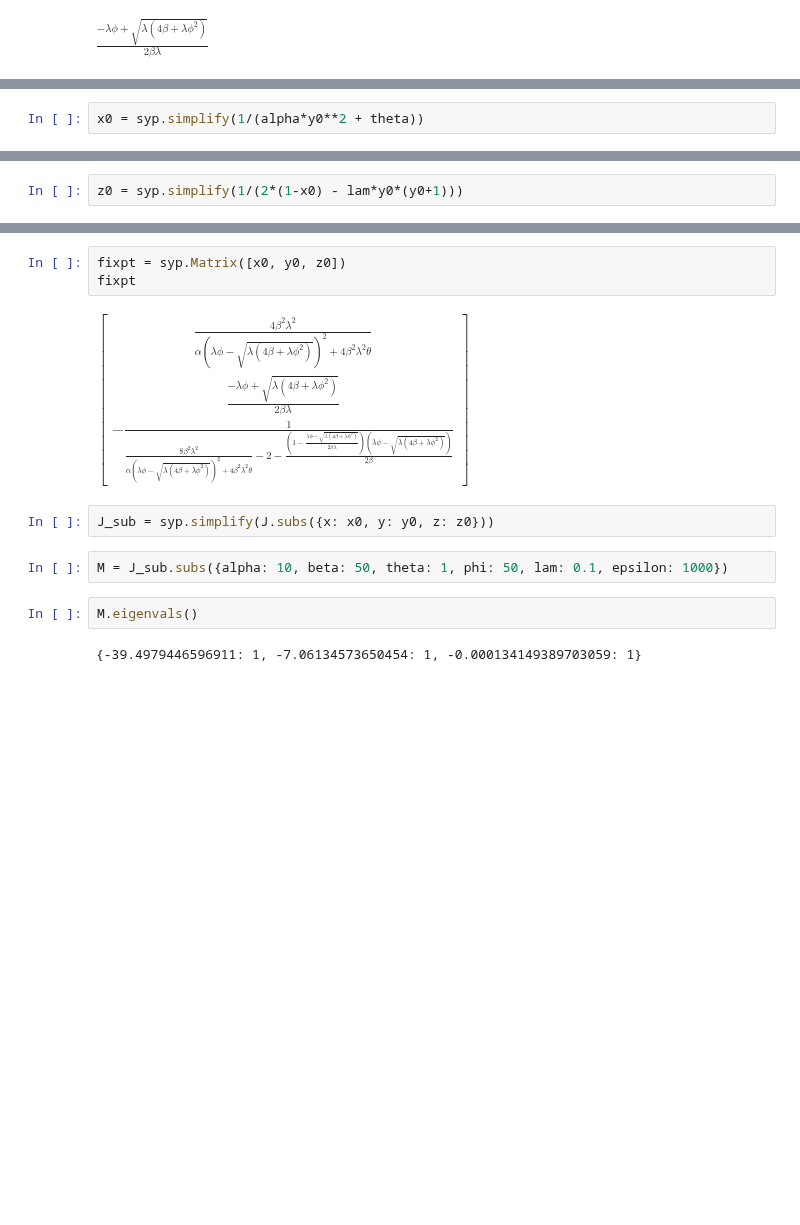
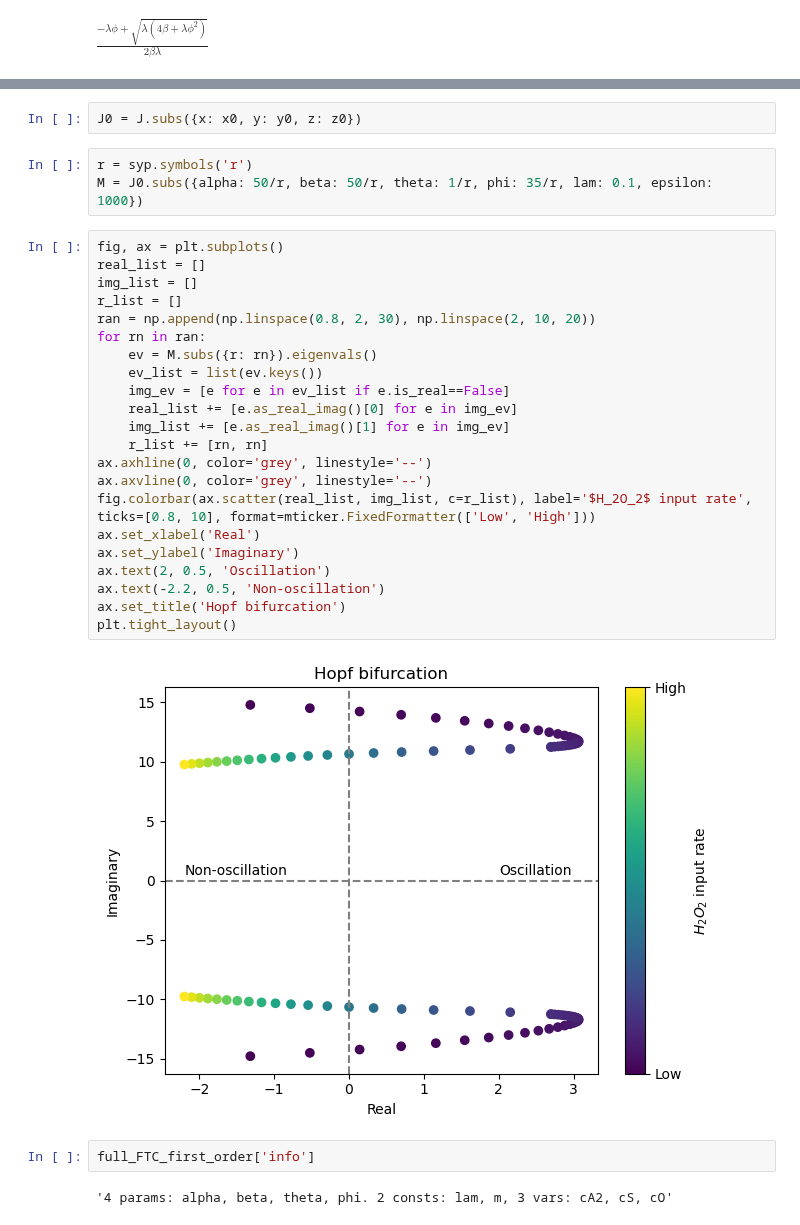
Before and after one commit to Zhiheng419/Chemical_Oscillation_Model, a Jupyter notebook: sym.ipynb, the cells around one changed output, grey strips where cells are left out. Cells and saved outputs as stored; diff of their text form; blank space fills up the shorter version.

Commit message:
Added hopf bifurcation 210325

```diff
--- a/sym.ipynb
+++ b/sym.ipynb
@@ -28,2 +39,0 @@ $\displaystyle \left[\begin{matrix}- \alpha y^{2} - \theta - 2 z & - 2 \alpha x
-# %%
-x0 = syp.simplify(1/(alpha*y0**2 + theta))
@@ -34,5 +40,3 @@ $\displaystyle \frac{4 \beta^{2} \lambda^{2}}{\alpha \left(\lambda \phi - \sqrt{
-# %%
-z0 = syp.simplify(1/(2*(1-x0) - lam*y0*(y0+1)))
 # %%
 z0
 # %% [output]
@@ -40,13 +44,33 @@ $\displaystyle - \frac{1}{\frac{8 \beta^{2} \lambda^{2}}{\alpha \left(\lambda \p
-# %%
-fixpt = syp.Matrix([x0, y0, z0])
-fixpt
-# %% [output]
-$\displaystyle \left[\begin{matrix}\frac{4 \beta^{2} \lambda^{2}}{\alpha \left(\lambda \phi - \sqrt{\lambda \left(4 \beta + \lambda \phi^{2}\right)}\right)^{2} + 4 \beta^{2} \lambda^{2} \theta}\\\frac{- \lambda \phi + \sqrt{\lambda \left(4 \beta + \lambda \phi^{2}\right)}}{2 \beta \lambda}\\- \frac{1}{\frac{8 \beta^{2} \lambda^{2}}{\alpha \left(\lambda \phi - \sqrt{\lambda \left(4 \beta + \lambda \phi^{2}\right)}\right)^{2} + 4 \beta^{2} \lambda^{2} \theta} - 2 - \frac{\left(1 - \frac{\lambda \phi - \sqrt{\lambda \left(4 \beta + \lambda \phi^{2}\right)}}{2 \beta \lambda}\right) \left(\lambda \phi - \sqrt{\lambda \left(4 \beta + \lambda \phi^{2}\right)}\right)}{2 \beta}}\end{matrix}\right]$
 # %%
-J_sub = syp.simplify(J.subs({x: x0, y: y0, z: z0}))
+J0 = J.subs({x: x0, y: y0, z: z0})
 # %%
-M = J_sub.subs({alpha: 10, beta: 50, theta: 1, phi: 50, lam: 0.1, epsilon: 1000})
+r = syp.symbols('r')
+M = J0.subs({alpha: 50/r, beta: 50/r, theta: 1/r, phi: 35/r, lam: 0.1, epsilon: 1000})
-# %%
-M.eigenvals()
-# %% [output]
-{-39.4979446596911: 1, -7.06134573650454: 1, -0.000134149389703059: 1}
+# %%
+fig, ax = plt.subplots()
+real_list = []
+img_list = []
+r_list = []
+ran = np.append(np.linspace(0.8, 2, 30), np.linspace(2, 10, 20))
+for rn in ran:
+    ev = M.subs({r: rn}).eigenvals()
+    ev_list = list(ev.keys())
+    img_ev = [e for e in ev_list if e.is_real==False]
+    real_list += [e.as_real_imag()[0] for e in img_ev]
+    img_list += [e.as_real_imag()[1] for e in img_ev]
+    r_list += [rn, rn]
+ax.axhline(0, color='grey', linestyle='--')
+ax.axvline(0, color='grey', linestyle='--')
+fig.colorbar(ax.scatter(real_list, img_list, c=r_list), label='$H_2O_2$ input rate', ticks=[0.8, 10], format=mticker.FixedFormatter(['Low', 'High']))
+ax.set_xlabel('Real')
+ax.set_ylabel('Imaginary')
+ax.text(2, 0.5, 'Oscillation')
+ax.text(-2.2, 0.5, 'Non-oscillation')
+ax.set_title('Hopf bifurcation')
+plt.tight_layout()
+# %% [output]
+[figure, added]
+# %%
+full_FTC_first_order['info']
+# %% [output]
+'4 params: alpha, beta, theta, phi. 2 consts: lam, m, 3 vars: cA2, cS, cO'
```
Also changed, not shown: parts of 14 cells of this notebook, 3 other files.
